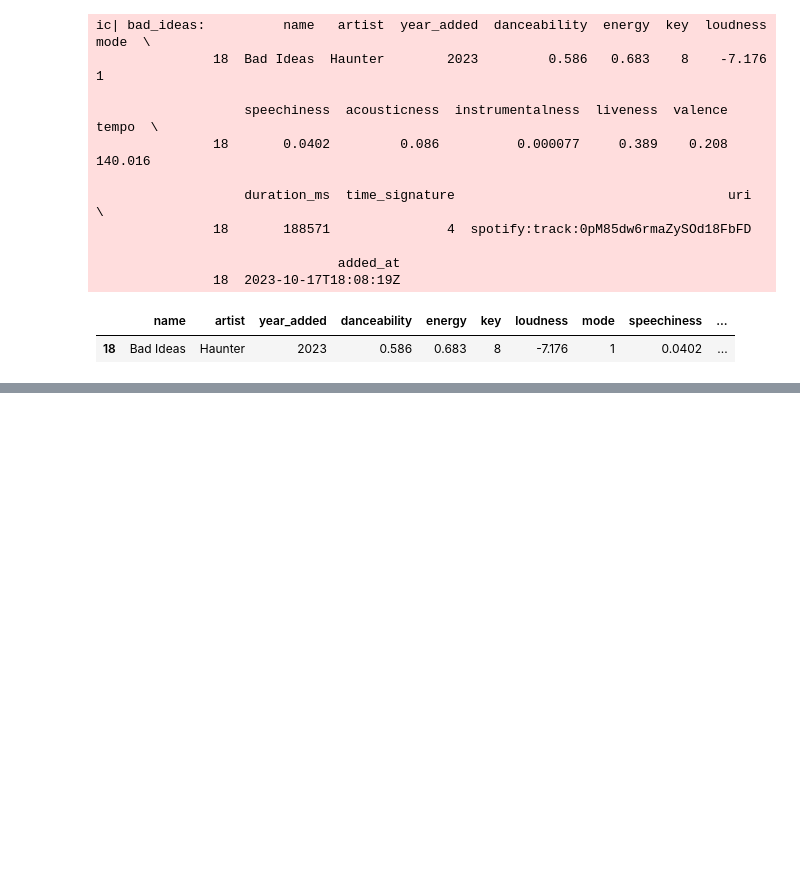
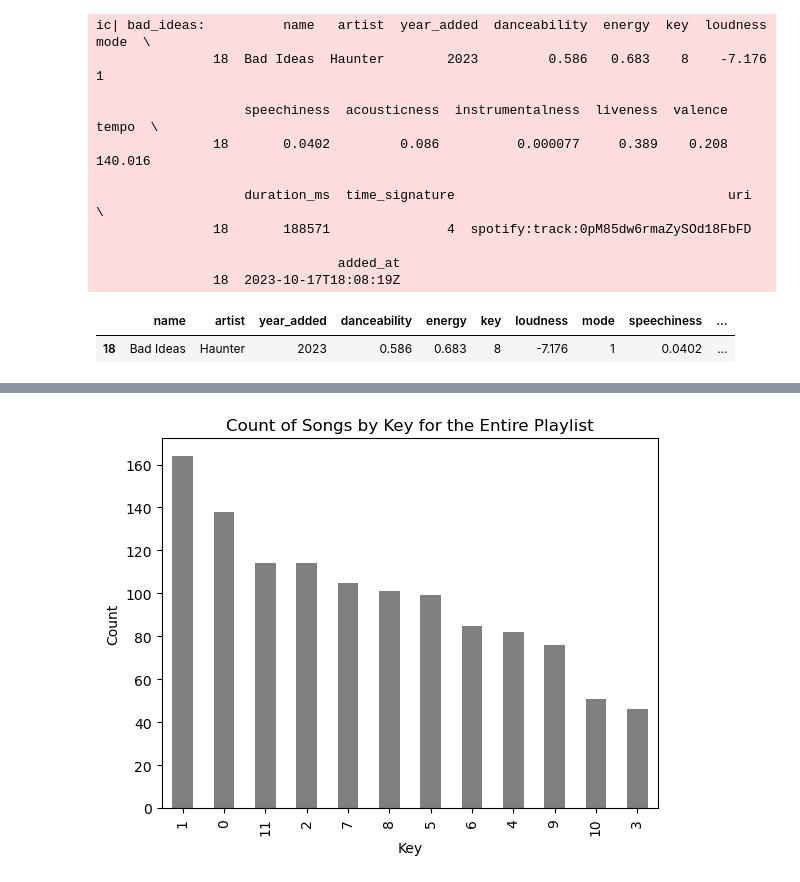
Before and after one commit to kspicer80/spotify_analysis, a Jupyter notebook: spotify_data_analysis.ipynb, the cells around one changed output, grey strips where cells are left out. Drawn from its saved outputs; the diff is of its cells as text; code cells hidden in the pictures; blank space fills up the shorter version.

```diff
--- a/spotify_data_analysis.ipynb
+++ b/spotify_data_analysis.ipynb
@@ -713,0 +714,8 @@ plt.show()
+# %%
+df['key'].value_counts().plot(kind='bar', color='tab:gray')
+plt.title('Count of Songs by Key for the Entire Playlist')
+plt.xlabel('Key')
+plt.ylabel('Count')
+plt.show()
+# %% [output]
+[figure, added]
```
Also changed, not shown: parts of 26 cells of this notebook, 2 other files.
